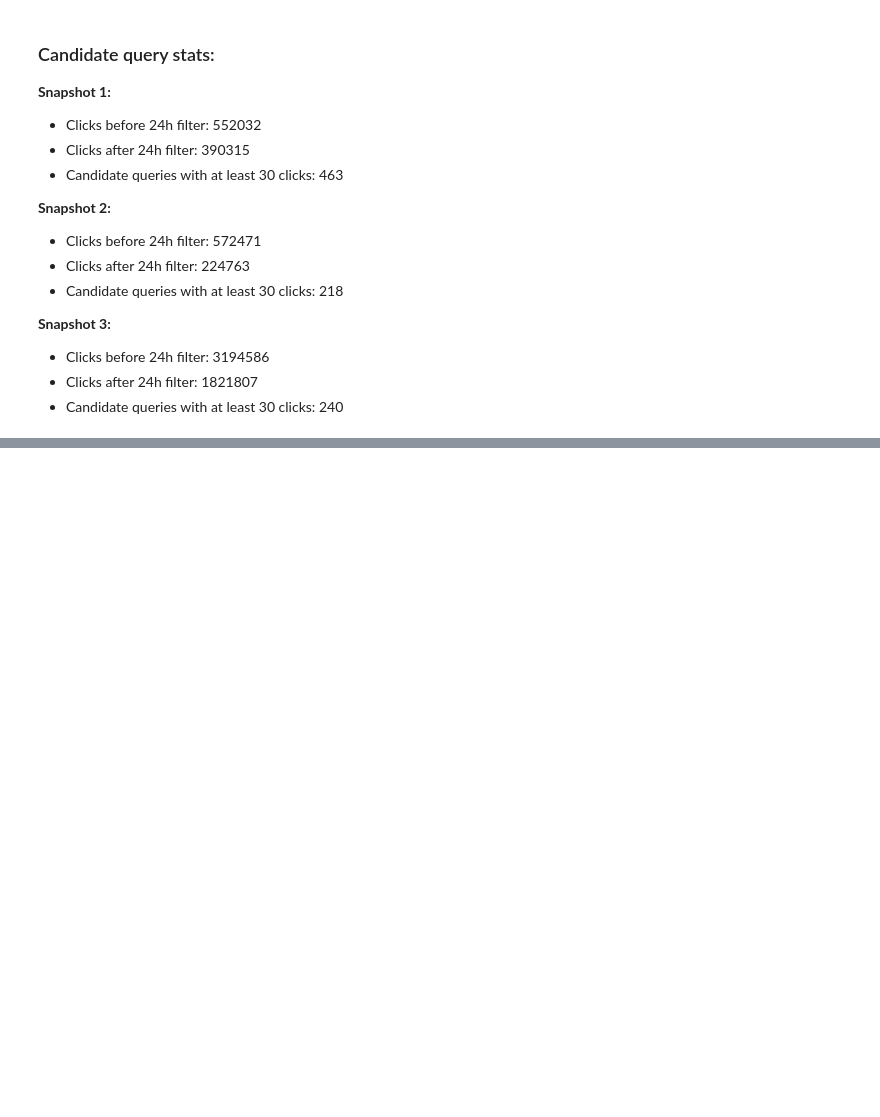
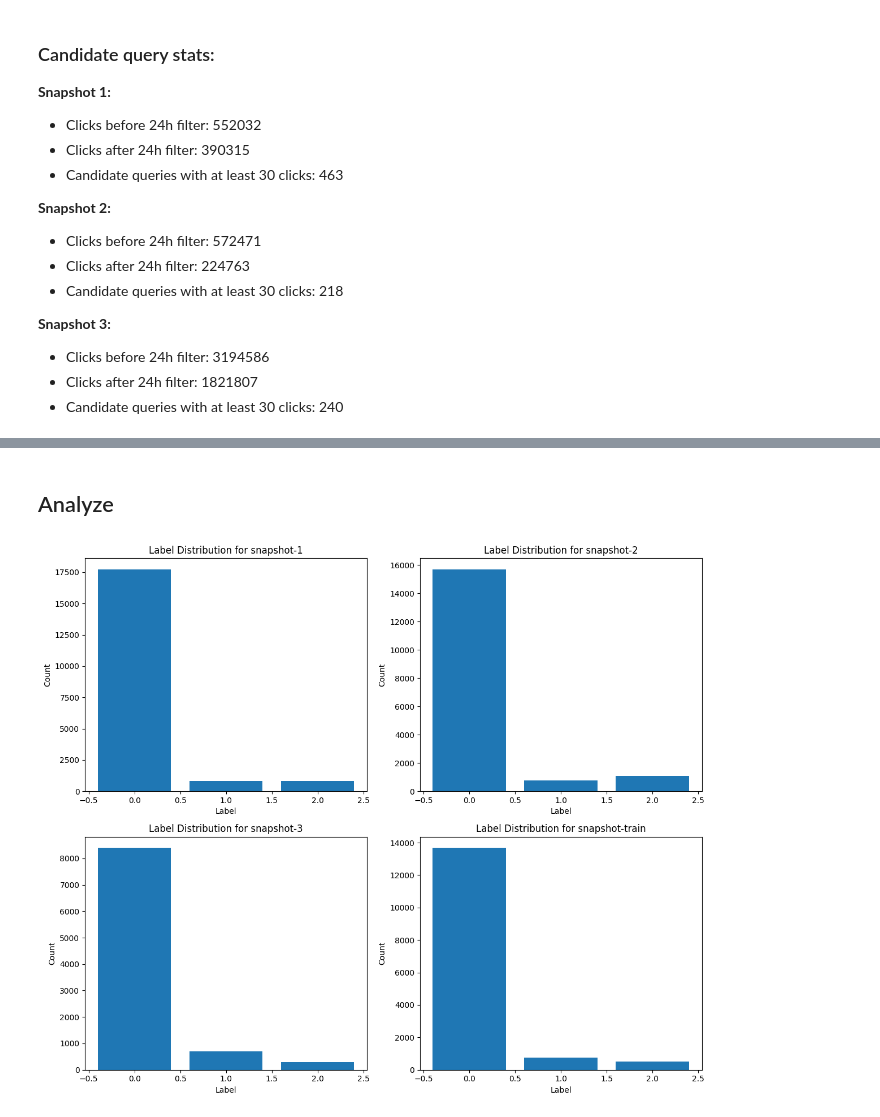
Before and after one commit to clef-longeval/longeval-cli, a Jupyter notebook: scripts/candidate-queries.ipynb, the cells around one changed output, grey strips where cells are left out. Drawn from its saved outputs; the diff is of its cells as text; code cells hidden in the pictures; blank space fills up the shorter version.

```diff
--- a/scripts/candidate-queries.ipynb
+++ b/scripts/candidate-queries.ipynb
@@ -91,0 +126,2 @@ candidate_queries = filter_candidate_queries(clicks, searches)
+# %%
+removed_queries.extend(removed_queries_2)
@@ -91,0 +297,47 @@ candidate_queries = filter_candidate_queries(clicks, searches)
+# %%
+for snapshot in [1, 2, 3]:
+    for qrel_type in ["dctr", "raw"]:
+        qrels = qrel_sets[f"snapshot-{snapshot}"][qrel_type]
+        qrels["query_id"] = qrels["query_id"].apply(hash_query_id)
+        qrels = qrels[["query_id", "q0", "doc_id", "label"]]
+        if snapshot == 1:
+            train_qrels = qrels[qrels["query_id"].isin(train_queries["query_id"])]
+            train_qrels.to_csv(
+                    f"../data/processed/qrels-snapshot-train-{qrel_type}.tsv",
+                    sep="\t",
+                    index=False,
+                    header=False,
+                )
+
+        qrels = qrels[qrels["query_id"].isin(test_queries["query_id"])]
+        qrels.to_csv(
+            f"../data/processed/qrels-snapshot-{snapshot}-{qrel_type}.tsv",
+            sep="\t",
+            index=False,
+            header=False,
+        )
+# %% [markdown]
+## Analyze
+# %%
+snapshot_1 = pd.read_csv("../data/processed/qrels-snapshot-1-dctr.tsv", sep="\t", names=["query_id", "q0", "doc_id", "label"])
+snapshot_2 = pd.read_csv("../data/processed/qrels-snapshot-2-dctr.tsv", sep="\t", names=["query_id", "q0", "doc_id", "label"])
+snapshot_3 = pd.read_csv("../data/processed/qrels-snapshot-3-dctr.tsv", sep="\t", names=["query_id", "q0", "doc_id", "label"])
+snapshot_train = pd.read_csv("../data/processed/qrels-snapshot-train-dctr.tsv", sep="\t", names=["query_id", "q0", "doc_id", "label"])
+# %%
+# Plot label distribution for each snapshot
+import matplotlib.pyplot as plt
+fig, axes = plt.subplots(2, 2, figsize=(12, 10))
+for i, snapshot in enumerate(["snapshot-1", "snapshot-2", "snapshot-3", "snapshot-train"]):
+    if snapshot == "snapshot-train":
+        data = snapshot_train
+    else:
+        data = pd.read_csv(f"../data/processed/qrels-{snapshot}-dctr.tsv", sep="\t", names=["query_id", "q0", "doc_id", "label"])
+    label_counts = data["label"].value_counts().sort_index()
+    axes[i//2, i%2].bar(label_counts.index, label_counts.values)
+    axes[i//2, i%2].set_title(f"Label Distribution for {snapshot}")
+    axes[i//2, i%2].set_xlabel("Label")
+    axes[i//2, i%2].set_ylabel("Count")
+plt.tight_layout()
+plt.show()
+# %% [output]
+[figure, added]
```
Also changed, not shown: parts of 23 cells of this notebook, 10 other files.
